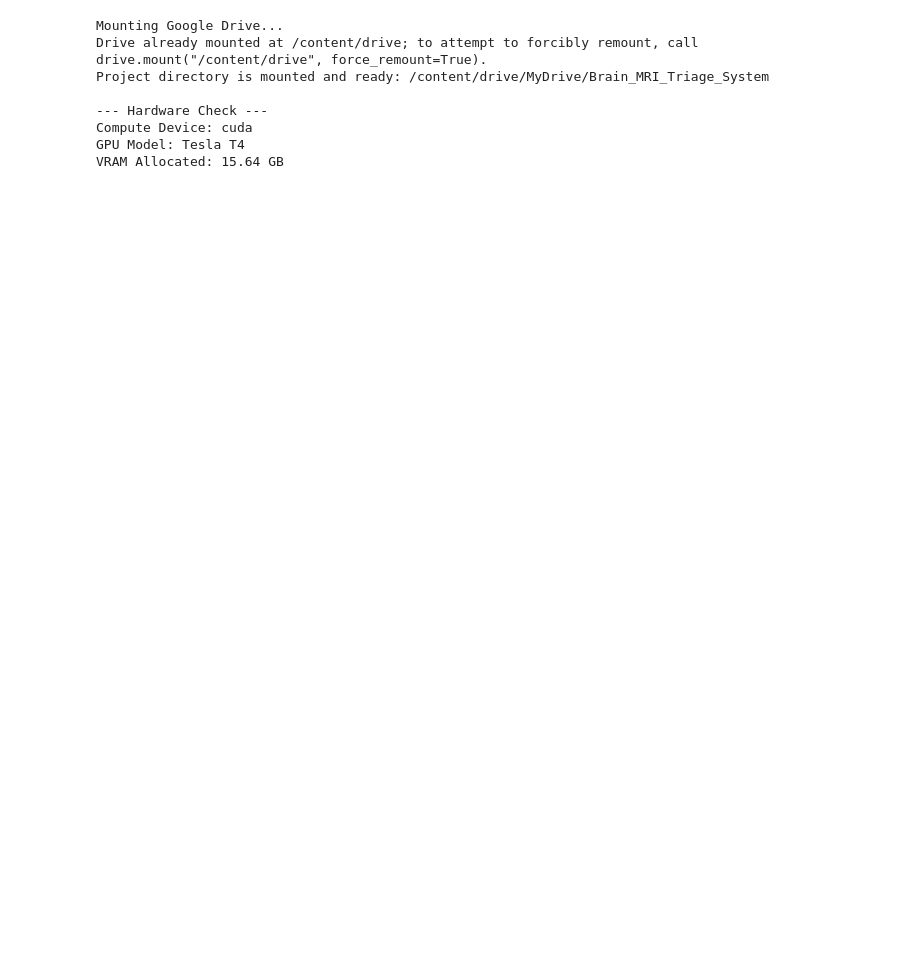
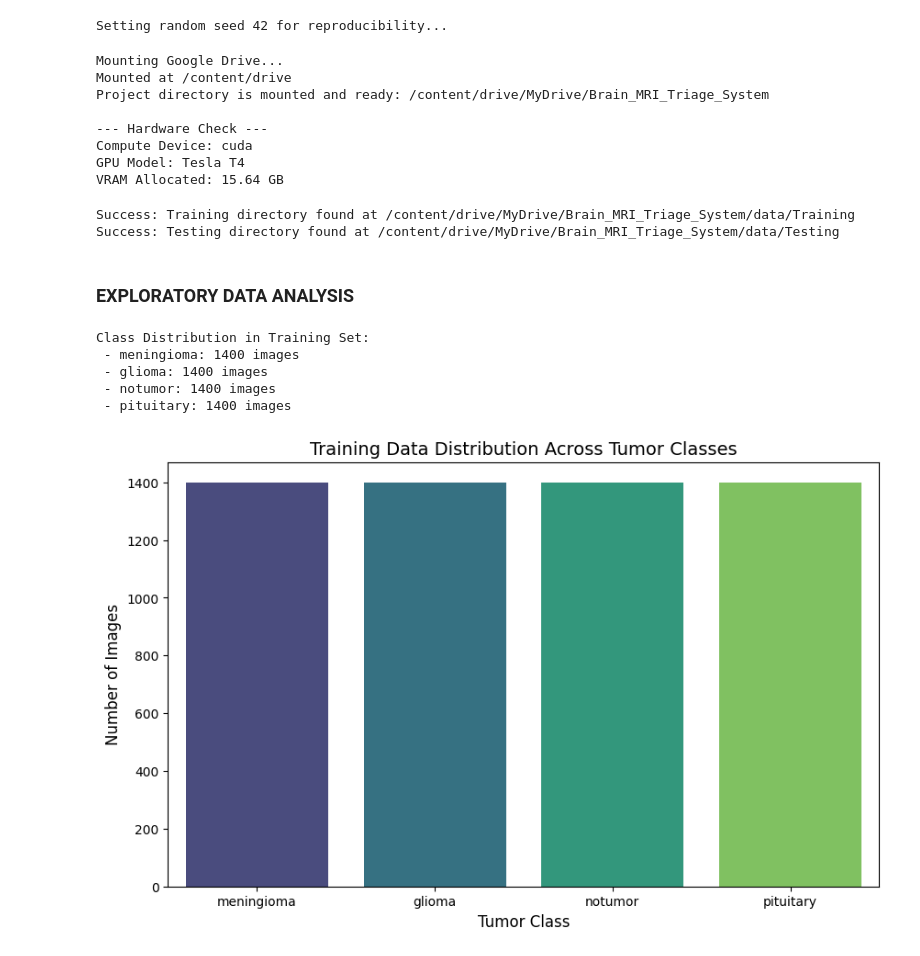
Before and after one commit to mafemi/Brain-MRI-Triage-System, a Jupyter notebook: Multi_Class_Brain_MRI_Triage_System.ipynb, the cells around one changed output. Cells and saved outputs as stored; diff of their text form; code cells hidden in the pictures; blank space fills up the shorter version.

```diff
--- a/Multi_Class_Brain_MRI_Triage_System.ipynb
+++ b/Multi_Class_Brain_MRI_Triage_System.ipynb
@@ -10,6 +23,26 @@ TensorFlow version: 2.20.0
+# %%
+# SEED FOR REPRODUCIBILITY
+
+def seed_everything(seed=42):
+    random.seed(seed)
+    np.random.seed(seed)
+    os.environ['PYTHONHASHSEED'] = str(seed)
+
+    # Set the seed for PyTorch to ensure reproducibility of results across different runs. This is crucial for debugging and comparing model performance, as it ensures that the same random numbers are generated for operations like weight initialization and data shuffling.
+    torch.manual_seed(seed)
+    if torch.cuda.is_available():
+        torch.cuda.manual_seed(seed)
+        torch.cuda.manual_seed_all(seed)
+        torch.backends.cudnn.deterministic = True
+        torch.backends.cudnn.benchmark = False
+
+print("Setting random seed 42 for reproducibility...")
+seed_everything(42)
+# %% [output]
+Setting random seed 42 for reproducibility...
 # %%
 ### CONFIGURE ENVIRONMENT & DIRECTORY
-RUNNING_IN_COLAB = True
+RUNNING_IN_COLAB = True  # Set to False if running locally
 
 if RUNNING_IN_COLAB:
   from google.colab import drive
@@ -38,14 +71,60 @@ print(f"Compute Device: {device}")
 if device.type == 'cuda':
     print(f"GPU Model: {torch.cuda.get_device_name(0)}")
     print(f"VRAM Allocated: {torch.cuda.get_device_properties(0).total_memory / 1e9:.2f} GB")
-else:
-    print("WARNING: GPU not attached. Check Runtime settings.")
 # %% [output]
 Mounting Google Drive...
-Drive already mounted at /content/drive; to attempt to forcibly remount, call drive.mount("/content/drive", force_remount=True).
+Mounted at /content/drive
 Project directory is mounted and ready: /content/drive/MyDrive/Brain_MRI_Triage_System
 
 --- Hardware Check ---
 Compute Device: cuda
 GPU Model: Tesla T4
 VRAM Allocated: 15.64 GB
+# %%
+data_dir = os.path.join(BASE_DIR, 'data')
+train_dir = os.path.join(data_dir, 'Training')
+test_dir = os.path.join(data_dir, 'Testing')
+
+if os.path.exists(train_dir) and os.path.exists(test_dir):
+  print(f"Success: Training directory found at {train_dir}")
+  print(f"Success: Testing directory found at {test_dir}")
+else:
+  print("ERROR: Missing required dataset directories.")
+  if not os.path.exists(train_dir):
+    print(f"Missing Training folder: Expected at {train_dir}")
+  if not os.path.exists(test_dir):
+    print(f"Missing Testing folder: Expected at {test_dir}")
+  print(f"\nAction Required: Please ensure the dataset is extracted into: {data_dir}")
+# %% [output]
+Success: Training directory found at /content/drive/MyDrive/Brain_MRI_Triage_System/data/Training
+Success: Testing directory found at /content/drive/MyDrive/Brain_MRI_Triage_System/data/Testing
+# %% [markdown]
+### EXPLORATORY DATA ANALYSIS
+# %%
+### EXPLORATORY DATA ANALYSIS
+classes = os.listdir(train_dir)
+class_counts = {}
+
+for cls in classes:
+  class_path = os.path.join(train_dir, cls)
+  if os.path.isdir(class_path):
+    class_counts[cls] = len(os.listdir(class_path))
+
+print("\nClass Distribution in Training Set:")
+for cls, count in class_counts.items():
+  print(f" - {cls}: {count} images")
+
+# Distribution Bar Chart
+plt.figure(figsize=(10, 6))
+sns.barplot(x=list(class_counts.keys()), y=list(class_counts.values()), hue=list(class_counts.keys()), legend=False, palette='viridis')
+plt.title('Training Data Distribution Across Tumor Classes', fontsize=14)
+plt.xlabel('Tumor Class', fontsize=12)
+plt.ylabel('Number of Images', fontsize=12)
+plt.show()
+# %% [output]
+Class Distribution in Training Set:
+ - meningioma: 1400 images
+ - glioma: 1400 images
+ - notumor: 1400 images
+ - pituitary: 1400 images
+[figure, added]
```
Also changed, not shown: parts of 16 cells of this notebook.
